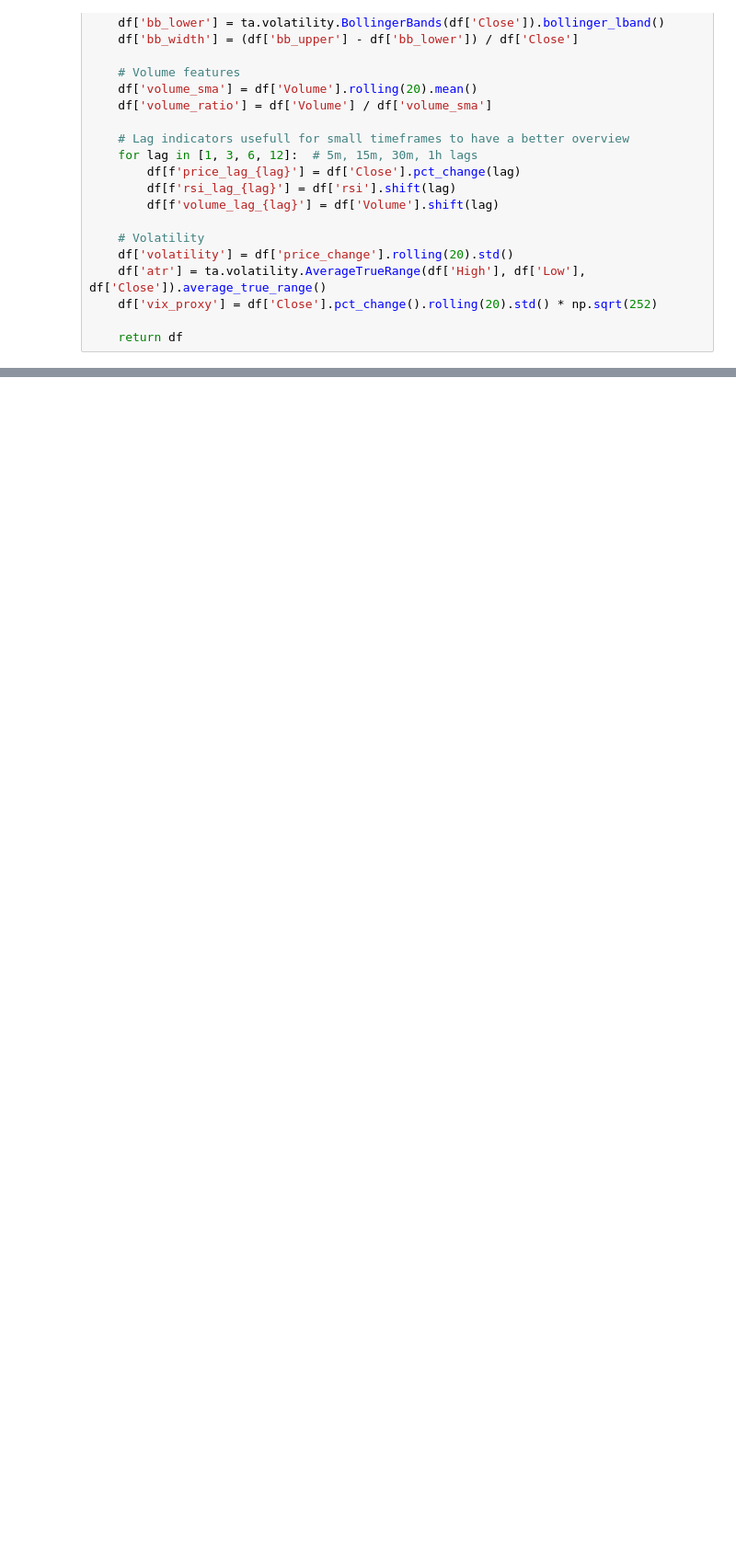
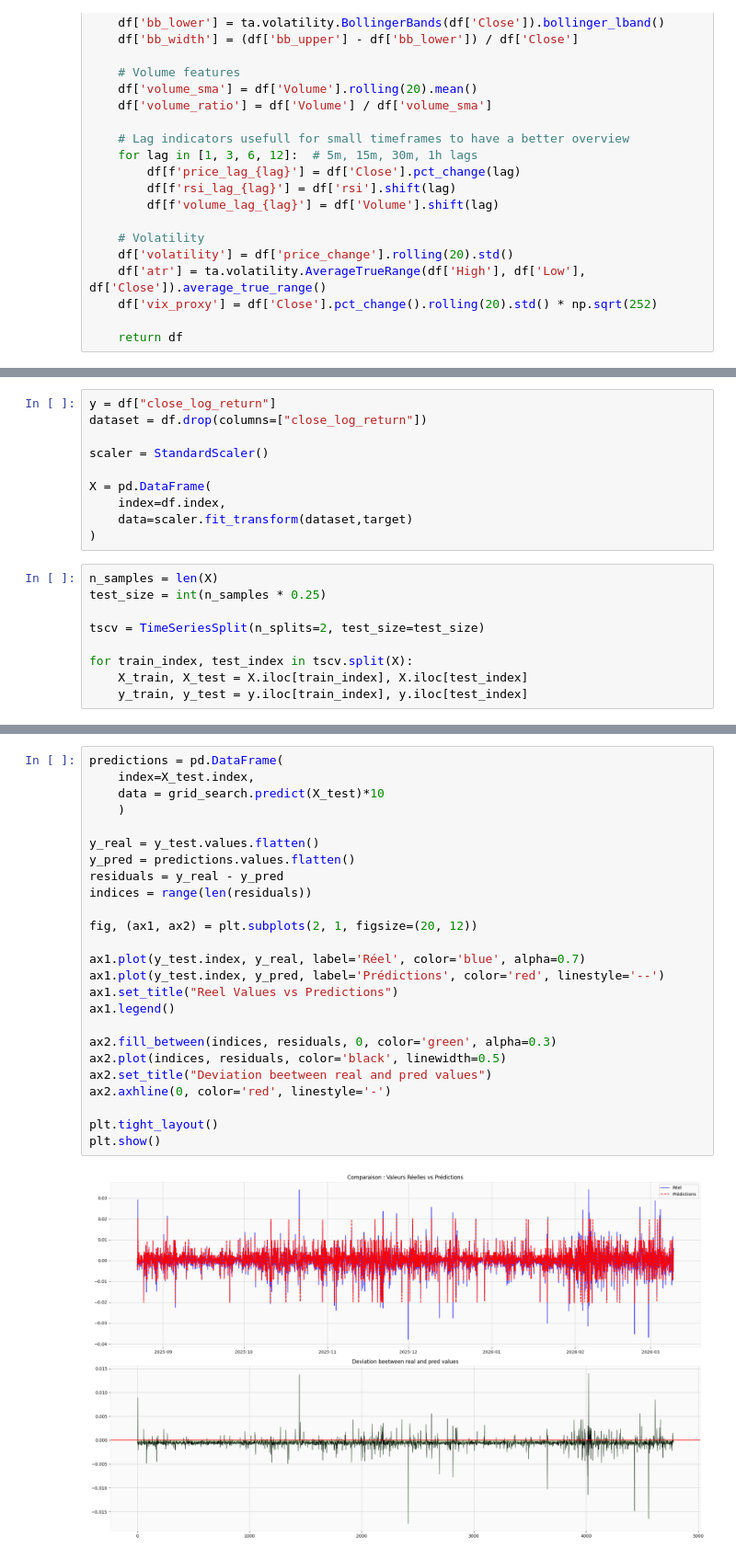
Before and after one commit to Henix212/Quant-Strat, a Jupyter notebook: Machine_Learning/XGboost.ipynb, the cells around one changed output, grey strips where cells are left out. Shown at 92% size. Saved outputs shown, nothing was run; the diff lists cells and outputs as text; blank space fills up the shorter version.

Commit message:
Add new model, train values and display results

```diff
--- a/Machine_Learning/XGboost.ipynb
+++ b/Machine_Learning/XGboost.ipynb
@@ -182,0 +208,19 @@ df
+# %%
+y = df["close_log_return"]
+dataset = df.drop(columns=["close_log_return"])
+
+scaler = StandardScaler()
+
+X = pd.DataFrame(
+    index=df.index,
+    data=scaler.fit_transform(dataset,target)
+)
+# %%
+n_samples = len(X)
+test_size = int(n_samples * 0.25)
+
+tscv = TimeSeriesSplit(n_splits=2, test_size=test_size)
+
+for train_index, test_index in tscv.split(X):
+    X_train, X_test = X.iloc[train_index], X.iloc[test_index]
+    y_train, y_test = y.iloc[train_index], y.iloc[test_index]
@@ -182,0 +272,27 @@ df
+# %%
+predictions = pd.DataFrame(
+    index=X_test.index,
+    data = grid_search.predict(X_test)*10
+    )
+
+y_real = y_test.values.flatten()
+y_pred = predictions.values.flatten()
+residuals = y_real - y_pred
+indices = range(len(residuals))
+
+fig, (ax1, ax2) = plt.subplots(2, 1, figsize=(20, 12))
+
+ax1.plot(y_test.index, y_real, label='Réel', color='blue', alpha=0.7)
+ax1.plot(y_test.index, y_pred, label='Prédictions', color='red', linestyle='--')
+ax1.set_title("Reel Values vs Predictions")
+ax1.legend()
+
+ax2.fill_between(indices, residuals, 0, color='green', alpha=0.3)
+ax2.plot(indices, residuals, color='black', linewidth=0.5)
+ax2.set_title("Deviation beetween real and pred values")
+ax2.axhline(0, color='red', linestyle='-')
+
+plt.tight_layout()
+plt.show()
+# %% [output]
+[figure, added]
```
Also changed, not shown: parts of 11 cells of this notebook.
